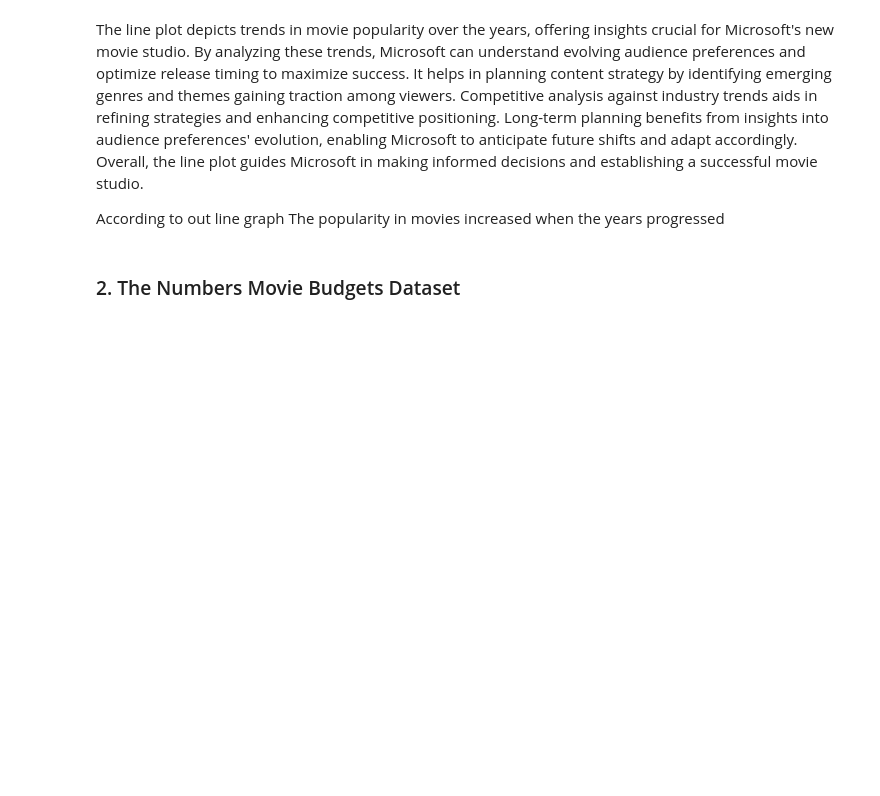
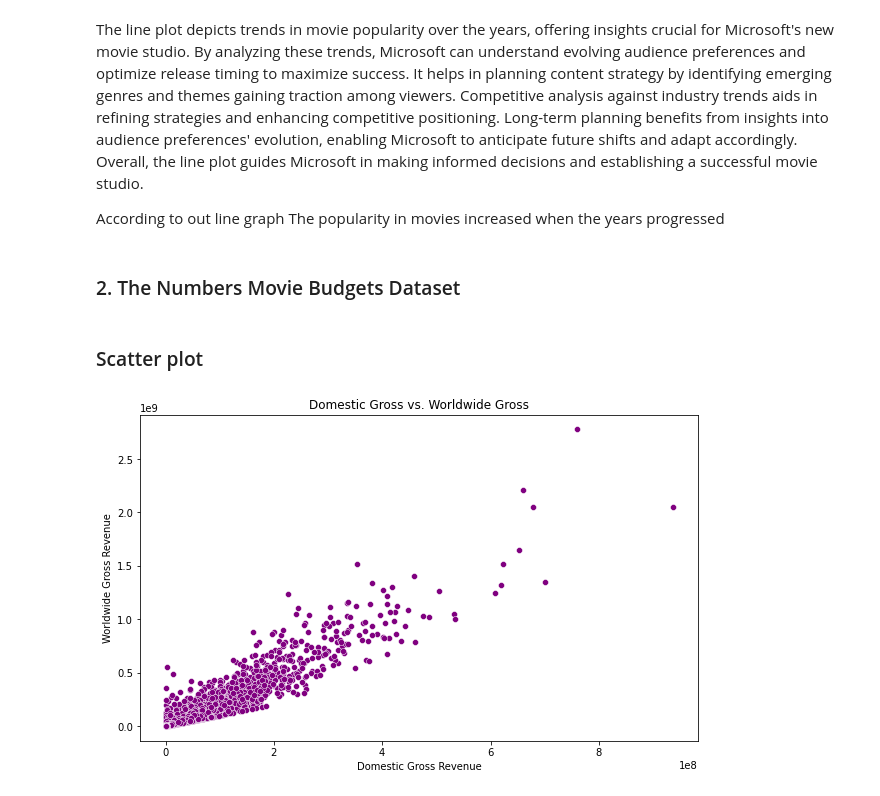
Before and after one commit to olivemideva/dsc-phase-1-project-v2-4, a Jupyter notebook: student.ipynb, the cells around one changed output. Cells and saved outputs as stored; diff of their text form; code cells hidden in the pictures; blank space fills up the shorter version.

Commit message:
Dataset 2 Data Visualization

```diff
--- a/student.ipynb
+++ b/student.ipynb
@@ -157,0 +158,12 @@ The dataset has no null values therefore no cleaning needed.
+# %%
+tnmovie_df['domestic_gross'] = tnmovie_df['domestic_gross'].str.replace('$', '')
+tnmovie_df['domestic_gross'] = tnmovie_df['domestic_gross'].str.replace(',', '')
+tnmovie_df['domestic_gross'] = pd.to_numeric(tnmovie_df['domestic_gross'])
+
+tnmovie_df['worldwide_gross'] = tnmovie_df['worldwide_gross'].str.replace('$', '')
+tnmovie_df['worldwide_gross'] = tnmovie_df['worldwide_gross'].str.replace(',', '')
+tnmovie_df['worldwide_gross'] = pd.to_numeric(tnmovie_df['worldwide_gross'])
+
+tnmovie_df['production_budget'] = tnmovie_df['production_budget'].str.replace('$', '')
+tnmovie_df['production_budget'] = tnmovie_df['production_budget'].str.replace(',', '')
+tnmovie_df['production_budget'] = pd.to_numeric(tnmovie_df['production_budget'])
@@ -431,3 +441,14 @@ The line plot depicts trends in movie popularity over the years, offering insigh
 According to out line graph The popularity in movies increased when the years progressed
 # %% [markdown]
 ### 2. The Numbers Movie Budgets Dataset
+# %% [markdown]
+### Scatter plot
+# %%
+plt.figure(figsize=(10, 6))
+sns.scatterplot(x='domestic_gross', y='worldwide_gross', data=tnmovie_df, color='purple')
+plt.title('Domestic Gross vs. Worldwide Gross')
+plt.xlabel('Domestic Gross Revenue')
+plt.ylabel('Worldwide Gross Revenue')
+plt.show()
+# %% [output]
+[figure, added]
```
Also changed, not shown: parts of 15 cells of this notebook.
